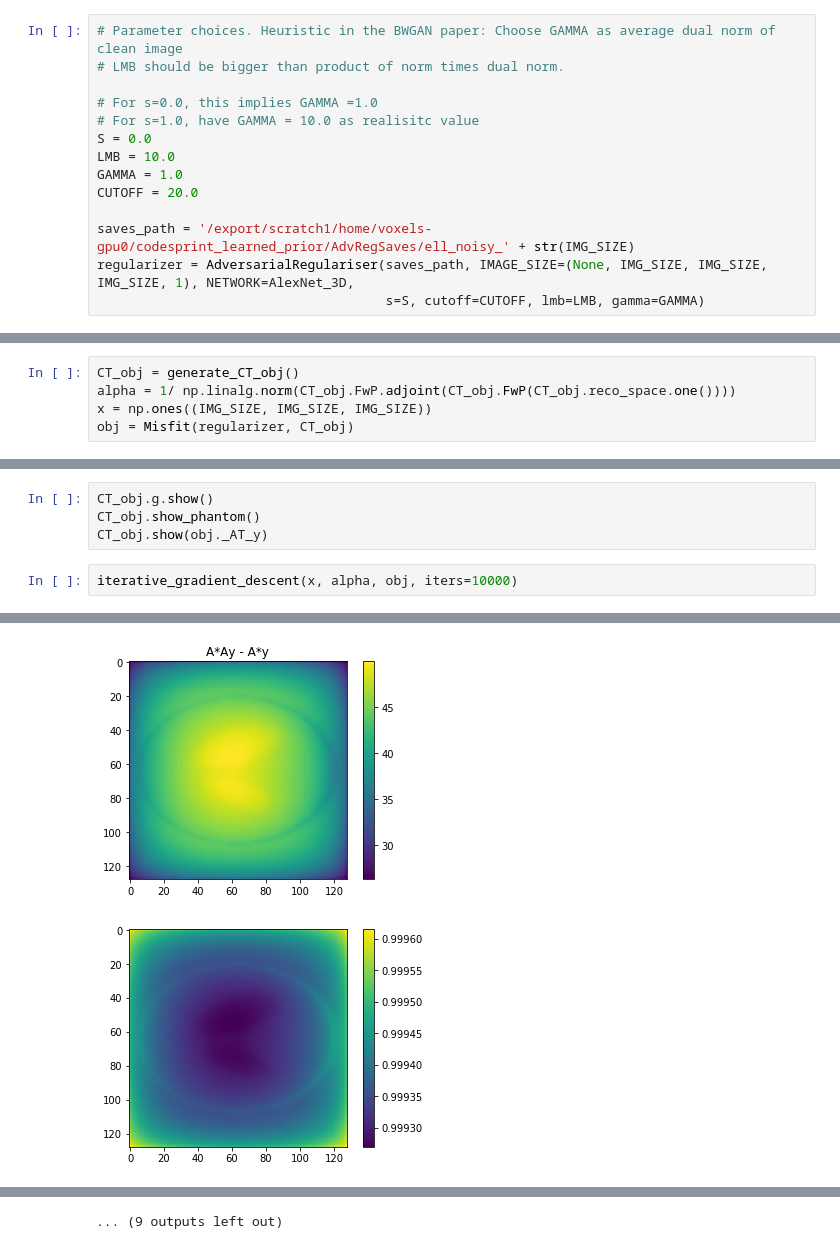
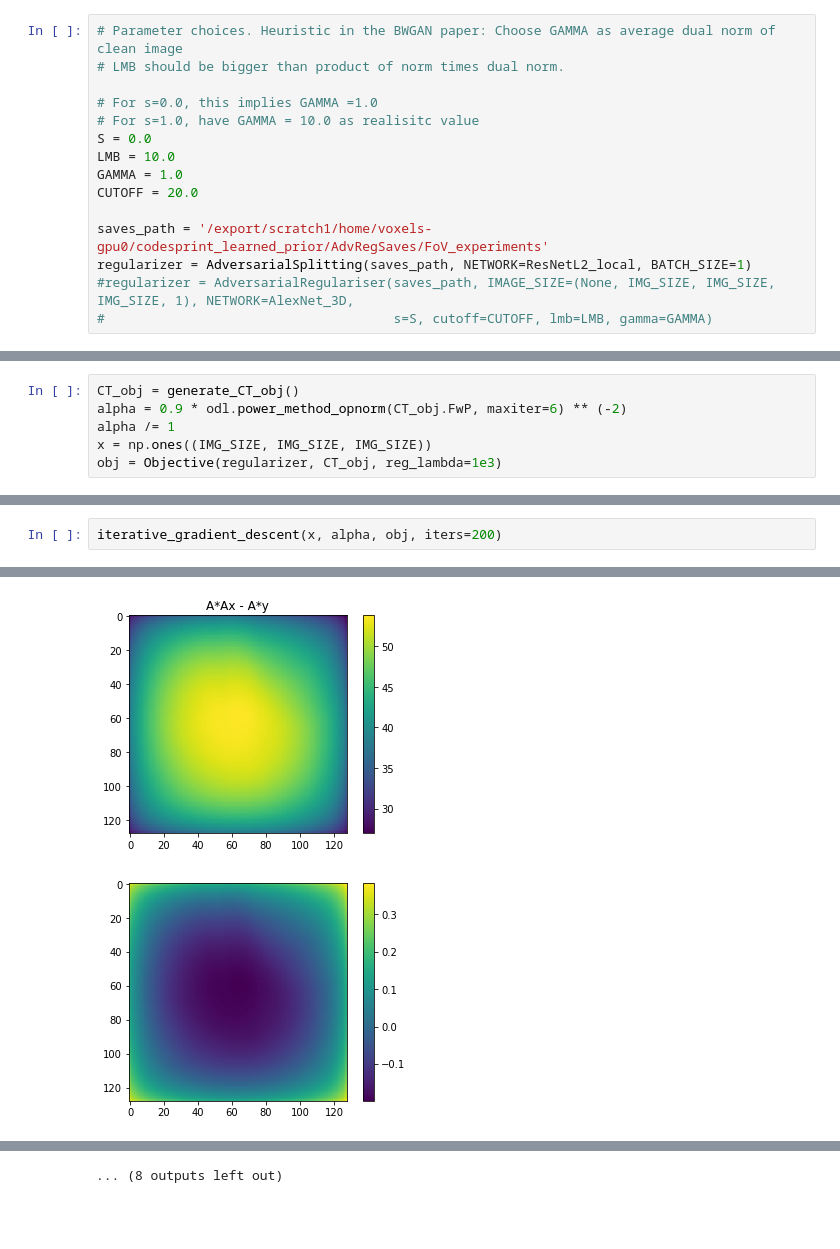
Before and after one commit to lunz-s/CodeSprint, a Jupyter notebook: NaiveVariationalSolver.ipynb, the cells around one changed output, grey strips where cells are left out. Drawn from its saved outputs; the diff is of its cells as text; blank space fills up the shorter version.

```diff
--- a/NaiveVariationalSolver.ipynb
+++ b/NaiveVariationalSolver.ipynb
@@ -28,9 +31,10 @@ LMB = 10.0
 GAMMA = 1.0
 CUTOFF = 20.0
 
-saves_path = '/export/scratch1/home/voxels-gpu0/codesprint_learned_prior/AdvRegSaves/ell_noisy_' + str(IMG_SIZE)
-regularizer = AdversarialRegulariser(saves_path, IMAGE_SIZE=(None, IMG_SIZE, IMG_SIZE, IMG_SIZE, 1), NETWORK=AlexNet_3D,
-                                     s=S, cutoff=CUTOFF, lmb=LMB, gamma=GAMMA)
+saves_path = '/export/scratch1/home/voxels-gpu0/codesprint_learned_prior/AdvRegSaves/FoV_experiments'
+regularizer = AdversarialSplitting(saves_path, NETWORK=ResNetL2_local, BATCH_SIZE=1)
+#regularizer = AdversarialRegulariser(saves_path, IMAGE_SIZE=(None, IMG_SIZE, IMG_SIZE, IMG_SIZE, 1), NETWORK=AlexNet_3D,
+#                                     s=S, cutoff=CUTOFF, lmb=LMB, gamma=GAMMA)
 # %% [output]
 WARNING:tensorflow:From /export/scratch1/home/voxels-gpu0/share/codesprint_learned_prior/CodeSprint/ut.py:84: div (from tensorflow.python.ops.math_ops) is deprecated and will be removed in a future ve ...
 Instructions for updating:
@@ -149,6 +186,7 @@ def iterative_gradient_descent(x, alpha, misfit: Misfit, iters=10):
     return x
 # %%
 CT_obj = generate_CT_obj()
-alpha = 1/ np.linalg.norm(CT_obj.FwP.adjoint(CT_obj.FwP(CT_obj.reco_space.one())))
+alpha = 0.9 * odl.power_method_opnorm(CT_obj.FwP, maxiter=6) ** (-2)
+alpha /= 1
 x = np.ones((IMG_SIZE, IMG_SIZE, IMG_SIZE))
-obj = Misfit(regularizer, CT_obj)
+obj = Objective(regularizer, CT_obj, reg_lambda=1e3)
@@ -157,7 +193,3 @@ alpha
-# %%
-CT_obj.g.show()
-CT_obj.show_phantom()
-CT_obj.show(obj._AT_y)
 # %%
-iterative_gradient_descent(x, alpha, obj, iters=10000)
+iterative_gradient_descent(x, alpha, obj, iters=200)
 # %% [output]
@@ -165,2 +197,2 @@ iterative_gradient_descent(x, alpha, obj, iters=10000)
-[figure, old version]
+[figure, new version]
-[figure, old version]
+[figure, new version]
@@ -176 +208 @@ iterative_gradient_descent(x, alpha, obj, iters=10000)
-... (9 outputs left out)
+... (8 outputs left out)
```
Also changed, not shown: parts of 5 cells of this notebook.
